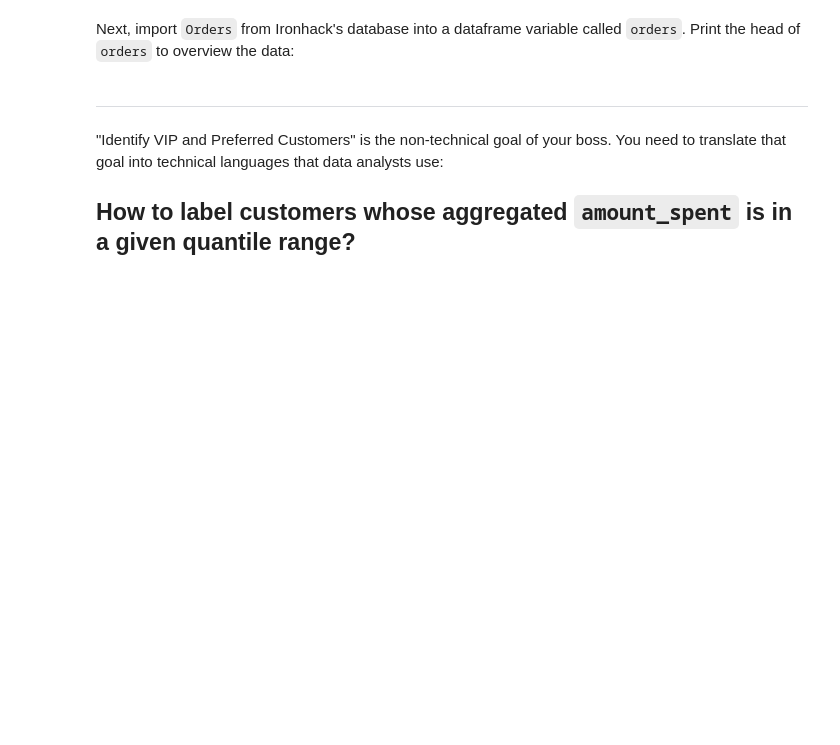
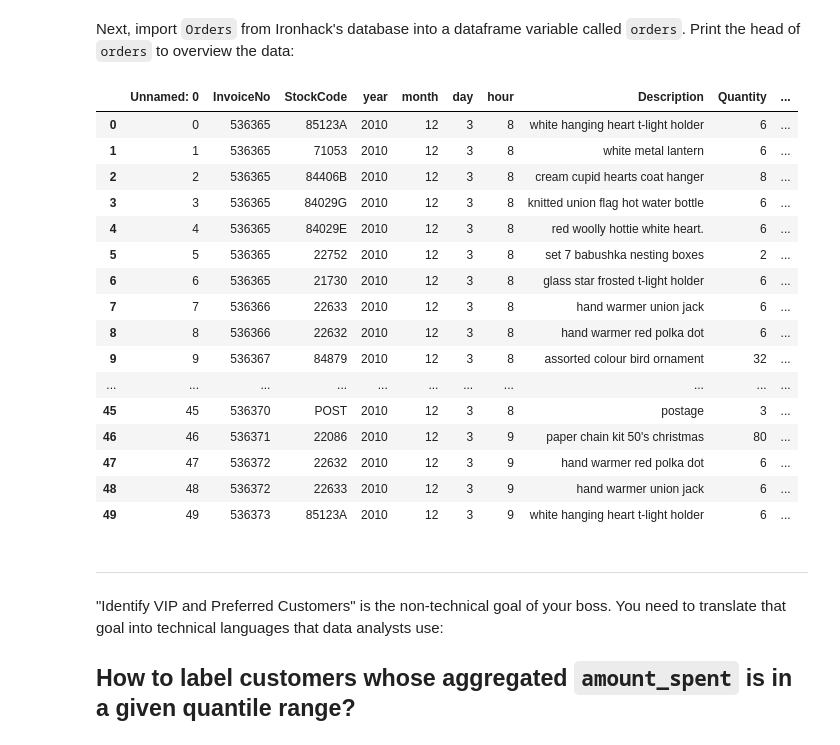
Before and after one commit to Ironhack-Data-Madrid-Octubre-2023/2.3-lab_df_calculation_and_transformation, a Jupyter notebook: your-code/challenge-3.ipynb, the cells around one changed output. Cells and saved outputs as stored; diff of their text form; code cells hidden in the pictures; blank space fills up the shorter version.

```diff
--- a/your-code/challenge-3.ipynb
+++ b/your-code/challenge-3.ipynb
@@ -21,3 +21,25 @@ Next, import `Orders` from Ironhack's database into a dataframe variable called
+# %%
+# your code here
+orders = pd.read_csv("C:/Users/luiso/IRONHACK/2.3-lab_df_calculation_and_transformation/your-code/Orders.csv")
+orders.head(50)
+# %% [output]
+|  | Unnamed: 0 | InvoiceNo | StockCode | year | month | day | hour | Description | Quantity | ... |
+| 0 | 0 | 536365 | 85123A | 2010 | 12 | 3 | 8 | white hanging heart t-light holder | 6 | ... |
+| 1 | 1 | 536365 | 71053 | 2010 | 12 | 3 | 8 | white metal lantern | 6 | ... |
+| 2 | 2 | 536365 | 84406B | 2010 | 12 | 3 | 8 | cream cupid hearts coat hanger | 8 | ... |
+| 3 | 3 | 536365 | 84029G | 2010 | 12 | 3 | 8 | knitted union flag hot water bottle | 6 | ... |
+| 4 | 4 | 536365 | 84029E | 2010 | 12 | 3 | 8 | red woolly hottie white heart. | 6 | ... |
+| 5 | 5 | 536365 | 22752 | 2010 | 12 | 3 | 8 | set 7 babushka nesting boxes | 2 | ... |
+| 6 | 6 | 536365 | 21730 | 2010 | 12 | 3 | 8 | glass star frosted t-light holder | 6 | ... |
+| 7 | 7 | 536366 | 22633 | 2010 | 12 | 3 | 8 | hand warmer union jack | 6 | ... |
+| 8 | 8 | 536366 | 22632 | 2010 | 12 | 3 | 8 | hand warmer red polka dot | 6 | ... |
+| 9 | 9 | 536367 | 84879 | 2010 | 12 | 3 | 8 | assorted colour bird ornament | 32 | ... |
+| ... | ... | ... | ... | ... | ... | ... | ... | ... | ... | ... |
+| 45 | 45 | 536370 | POST | 2010 | 12 | 3 | 8 | postage | 3 | ... |
+| 46 | 46 | 536371 | 22086 | 2010 | 12 | 3 | 9 | paper chain kit 50's christmas | 80 | ... |
+| 47 | 47 | 536372 | 22632 | 2010 | 12 | 3 | 9 | hand warmer red polka dot | 6 | ... |
+| 48 | 48 | 536372 | 22633 | 2010 | 12 | 3 | 9 | hand warmer union jack | 6 | ... |
+| 49 | 49 | 536373 | 85123A | 2010 | 12 | 3 | 9 | white hanging heart t-light holder | 6 | ... |
 # %% [markdown]
 ---
 
```
Also changed, not shown: parts of 8 cells of this notebook, 1 other file.
